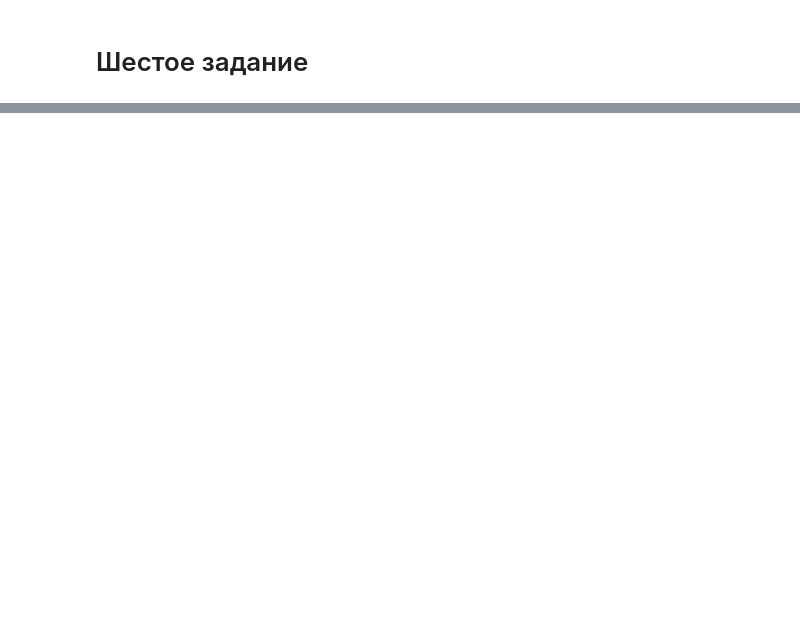
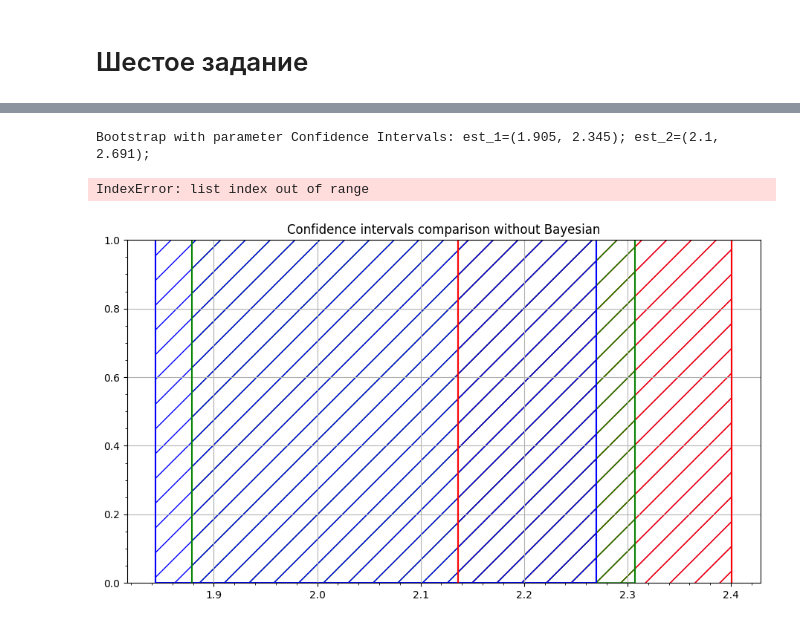
Before and after one commit to Qutespy/mathstat, a Jupyter notebook: task2.ipynb, the cells around one changed output, grey strips where cells are left out. Drawn from its saved outputs; the diff is of its cells as text; code cells hidden in the pictures; blank space fills up the shorter version.

```diff
--- a/task2.ipynb
+++ b/task2.ipynb
@@ -125,0 +352,67 @@ plt.show()
+# %%
+def bootstrap_with_parameter_confidence_interval(sample, estimation, beta=BETA, BOOTSTRAP_RANGE=10_000, precision=3):
+    theta_est = estimation(sample)
+    thetas = []
+    for i in range(BOOTSTRAP_RANGE):
+        sample_i = generate_sample(theta=theta_est)
+        thetas.append(estimation(sample_i))
+    thetas = np.sort(thetas)
+    k1 = int((1-beta)/2 * BOOTSTRAP_RANGE) - 1
+    k2 = int((1+beta)/2 * BOOTSTRAP_RANGE) - 1
+    t1 = thetas[k1]
+    t2 = thetas[k2]
+    return round(t1, precision), round(t2, precision)
+
+
+intervals = [bootstrap_with_parameter_confidence_interval(sample, est_i, BOOTSTRAP_RANGE=50_000) for est_i in n_est]
+print('Bootstrap with parameter Confidence Intervals:', '; '.join([f'est_{i+1}=({interv[0]}, {interv[1]})' for i, interv in enumerate(intervals)]), end=';\n')
+
+all_intervals.extend(intervals)
+# %% [output]
+Bootstrap with parameter Confidence Intervals: est_1=(1.905, 2.345); est_2=(2.1, 2.691);
+# %%
+fig, ax = plt.subplots(figsize=(11, 6))
+
+y_min, y_max = 0, 1
+
+plt.title('Confidence intervals comparison without Bayesian')
+plt.ylim(y_min, y_max)
+ax.minorticks_on()
+ax.grid(which='major')
+
+# цвета
+colors = ['purple', 'yellow', 'red', 'green', 'blue', 'orange', 'lime', 'cyan', 'fuchsia']
+labels = ['Asymptotic[OMM]', 'Asymptotic[OMP]'] +\
+         [f'B({formula})' for formula in n_est_formula]
+labels += [f'θ={THETA}']
+min_width, max_width = 0, 4
+linewidths = np.linspace(min_width, max_width, len(all_intervals)-1)
+
+# Интервалы по оси y
+y = [y_min, y_max]
+
+# Интервалы по оси x верхние + отрисовка
+for i, interv in enumerate(all_intervals[1:]):
+    xi1=[interv[0], interv[0]]
+    xi2=[interv[1], interv[1]]
+    ax.plot(xi1, y, color=colors[i], label=fr'${labels[i]}$')
+    ax.plot(xi2, y, color=colors[i])
+    patch = patches.Rectangle((xi1[0], y[0]), xi2[0]-xi1[0], y[1], linewidth=linewidths[i], fill=None, hatch='/', color=colors[i])
+    # первый аргумент - координаты левого нижнего угла штриховки. второй и третий-
+    # ширина и высота соответственно.
+    ax.add_patch(patch)
+
+# Добавим реальное значение параметра
+ax.plot((THETA, THETA), y, color='black', label=labels[-1], linewidth=max_width*1.5)
+
+plt.gca().invert_yaxis()
+plt.gca().axes.xaxis.set_ticks_position("top")
+plt.legend()
+
+fig1 = plt.gcf()
+plt.show()
+
+fig1.savefig('Task_5_01', dpi=120)
+# %% [output]
+IndexError: list index out of range
+[figure, added]
```
Also changed, not shown: parts of 17 cells of this notebook.
